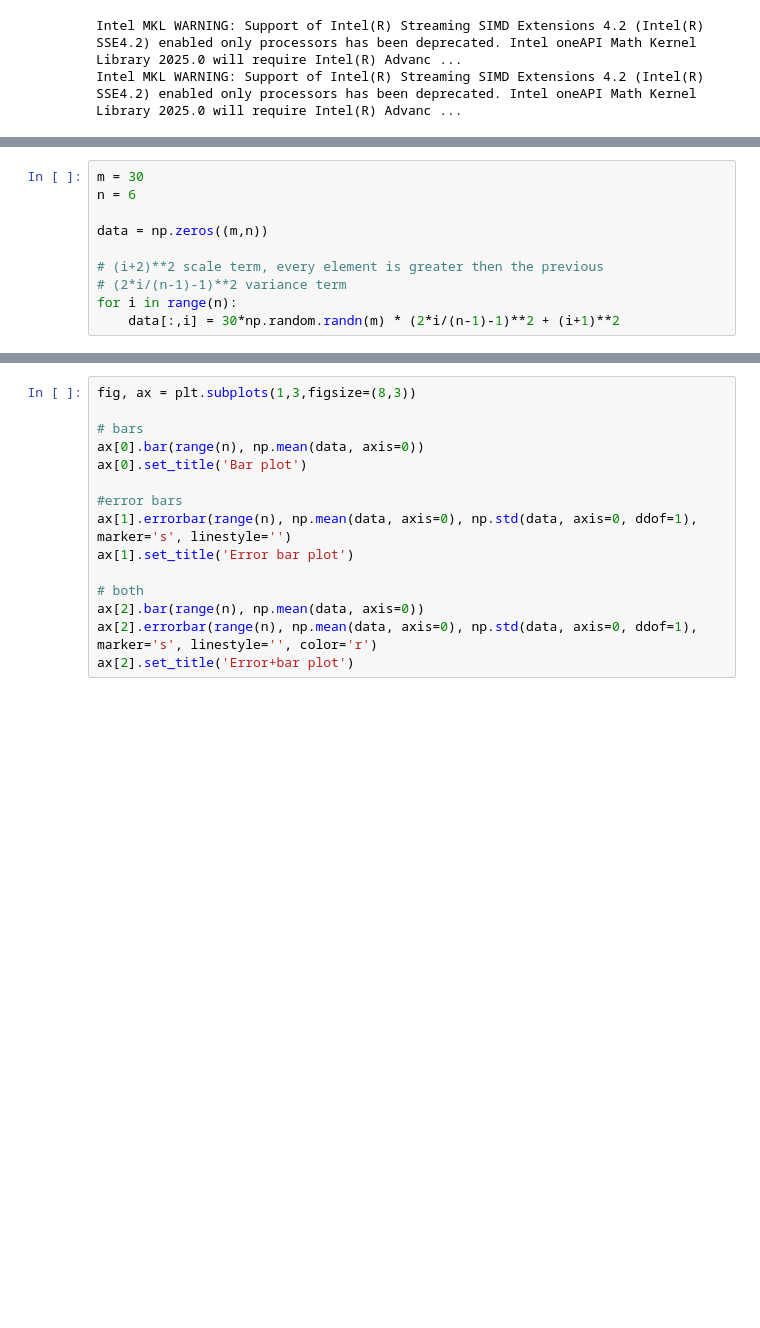
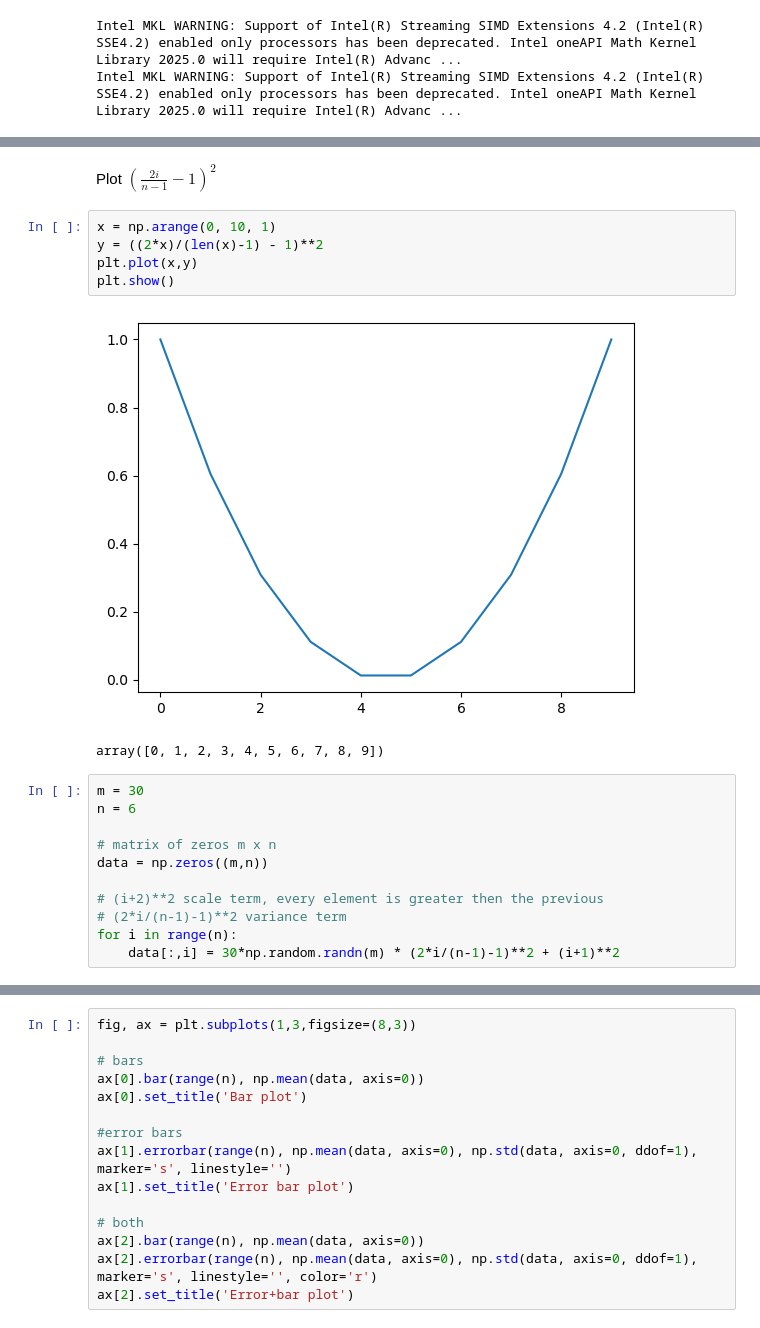
Before and after one commit to davidul/data-science, a Jupyter notebook: 03-statistics/01-bar-plots.ipynb, the cells around one changed output, grey strips where cells are left out. Cells and saved outputs as stored; diff of their text form; blank space fills up the shorter version.

```diff
--- a/03-statistics/01-bar-plots.ipynb
+++ b/03-statistics/01-bar-plots.ipynb
@@ -8,7 +49,18 @@ Intel MKL WARNING: Support of Intel(R) Streaming SIMD Extensions 4.2 (Intel(R) S
+# %% [markdown]
+Plot $ (\frac{2i}{n-1} - 1)^2 $
+# %%
+x = np.arange(0, 10, 1)
+y = ((2*x)/(len(x)-1) - 1)**2
+plt.plot(x,y)
+plt.show()
+# %% [output]
+[figure, added]
+array([0, 1, 2, 3, 4, 5, 6, 7, 8, 9])
 # %%
 m = 30
 n = 6
 
+# matrix of zeros m x n
 data = np.zeros((m,n))
 
 # (i+2)**2 scale term, every element is greater then the previous
```
Also changed, not shown: parts of 7 cells of this notebook.
